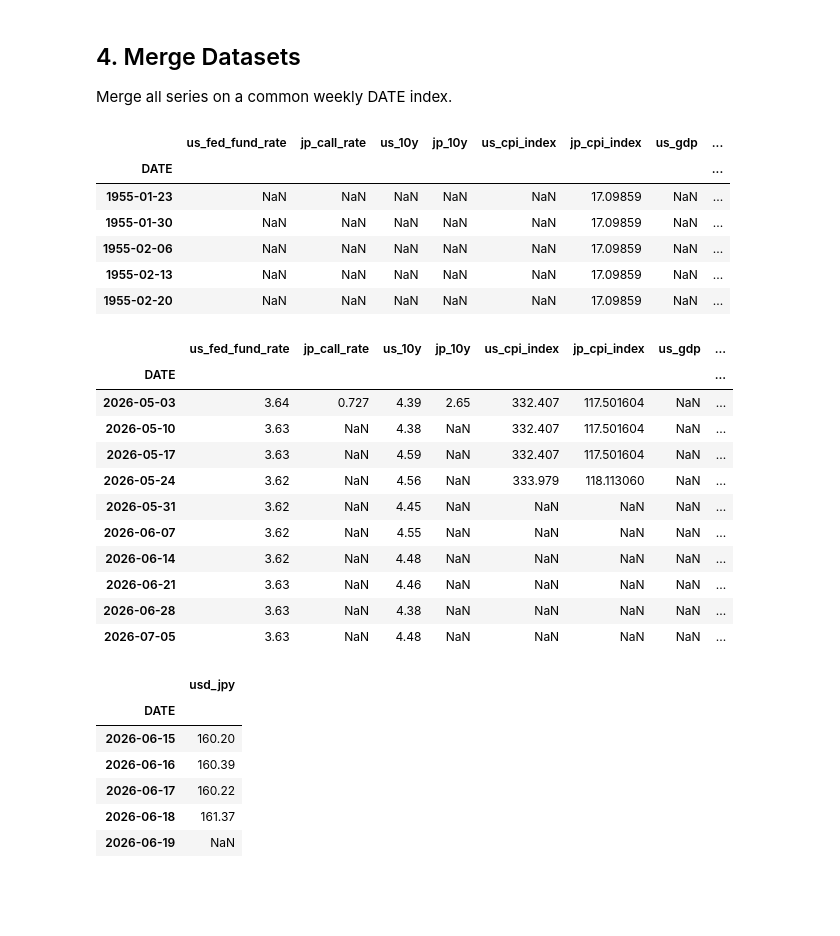
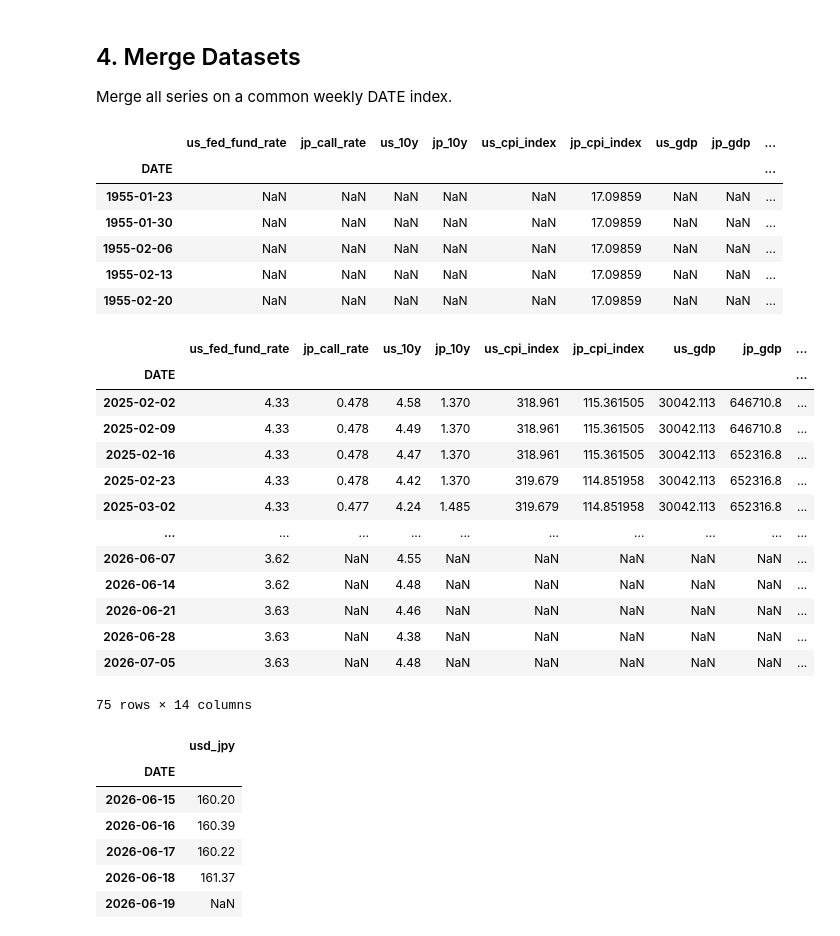
Before and after one commit to msnyd87/USD_JPY_Capstone, a Jupyter notebook: Data_Wrangling/notebooks/03_data_wrangling_weekly.ipynb, the cells around one changed output. Drawn from its saved outputs; the diff is of its cells as text; code cells hidden in the pictures; blank space fills up the shorter version.

Commit message:
Added JPN GDP and started on EDA

```diff
--- a/Data_Wrangling/notebooks/03_data_wrangling_weekly.ipynb
+++ b/Data_Wrangling/notebooks/03_data_wrangling_weekly.ipynb
@@ -57,3 +57,8 @@ jp_cpi_extended = pd.read_csv("../data_processed/jp_cpi_extended.csv")
 us_10y = web.DataReader('DGS10', 'fred', start, end)
 vix = web.DataReader('VIXCLS', 'fred', start, end)
 epu = web.DataReader('USEPUINDXD', 'fred', start, end)
+# %%
+#Coming back to add JPN GDP here:
+jp_gdp = web.DataReader('JPNNGDP', 'fred', start, end)
+jp_gdp.rename(columns={'JPNNGDP': 'jp_gdp'}, inplace=True)
+jp_gdp
@@ -150,6 +170,11 @@ jp_cpi_extended['DATE'] = pd.to_datetime(jp_cpi_extended['DATE'])
 jp_cpi_shifted = jp_cpi_extended.set_index('DATE')
 jp_cpi_shifted.index = jp_cpi_shifted.index + pd.Timedelta(weeks=3)
 jp_cpi_w = jp_cpi_shifted.resample('W').ffill()
+# %%
+#Coming back to add JP GDP, Timedelta shift to account for publication delay, then ffiled to match other data.
+jp_gdp_shifted = jp_gdp.copy()
+jp_gdp_shifted.index = jp_gdp_shifted.index + pd.Timedelta(weeks=6)
+jp_gdp_w = jp_gdp_shifted.resample('W').ffill()
 # %%
 jp_cpi_extended.head()
 # %% [output]
@@ -178,7 +203,7 @@ Merge all series on a common weekly DATE index.
 # Organize by economic theme for readability/documentation - doesn't affect the merge itself
 monetary_policy = [fed_funds_w, jp_call_rate_w, us_10y_w, jp_10y_w]
 inflation = [us_cpi_w, jp_cpi_w]
-growth = [us_gdp_w]
+growth = [us_gdp_w, jp_gdp_w]
 commodities = [brent_oil_w]
 dollar_strength = [usd_jpy_w, dollar_indx_w]
 risk_sentiment = [vix_w, epu_w]
@@ -190,29 +215,31 @@ merged_weekly = pd.concat(
 # %%
 merged_weekly.head()
 # %% [output]
-|  | us_fed_fund_rate | jp_call_rate | us_10y | jp_10y | us_cpi_index | jp_cpi_index | us_gdp | ... |
-| DATE |  |  |  |  |  |  |  | ... |
-| 1955-01-23 | NaN | NaN | NaN | NaN | NaN | 17.09859 | NaN | ... |
-| 1955-01-30 | NaN | NaN | NaN | NaN | NaN | 17.09859 | NaN | ... |
-| 1955-02-06 | NaN | NaN | NaN | NaN | NaN | 17.09859 | NaN | ... |
-| 1955-02-13 | NaN | NaN | NaN | NaN | NaN | 17.09859 | NaN | ... |
-| 1955-02-20 | NaN | NaN | NaN | NaN | NaN | 17.09859 | NaN | ... |
+|  | us_fed_fund_rate | jp_call_rate | us_10y | jp_10y | us_cpi_index | jp_cpi_index | us_gdp | jp_gdp | ... |
+| DATE |  |  |  |  |  |  |  |  | ... |
+| 1955-01-23 | NaN | NaN | NaN | NaN | NaN | 17.09859 | NaN | NaN | ... |
+| 1955-01-30 | NaN | NaN | NaN | NaN | NaN | 17.09859 | NaN | NaN | ... |
+| 1955-02-06 | NaN | NaN | NaN | NaN | NaN | 17.09859 | NaN | NaN | ... |
+| 1955-02-13 | NaN | NaN | NaN | NaN | NaN | 17.09859 | NaN | NaN | ... |
+| 1955-02-20 | NaN | NaN | NaN | NaN | NaN | 17.09859 | NaN | NaN | ... |
 # %%
 merged_weekly['usd_jpy_target'] = merged_weekly['usd_jpy'].shift(-4)
-merged_weekly.tail(10)
+merged_weekly.tail(75)
 # %% [output]
-|  | us_fed_fund_rate | jp_call_rate | us_10y | jp_10y | us_cpi_index | jp_cpi_index | us_gdp | ... |
-| DATE |  |  |  |  |  |  |  | ... |
-| 2026-05-03 | 3.64 | 0.727 | 4.39 | 2.65 | 332.407 | 117.501604 | NaN | ... |
-| 2026-05-10 | 3.63 | NaN | 4.38 | NaN | 332.407 | 117.501604 | NaN | ... |
-| 2026-05-17 | 3.63 | NaN | 4.59 | NaN | 332.407 | 117.501604 | NaN | ... |
-| 2026-05-24 | 3.62 | NaN | 4.56 | NaN | 333.979 | 118.113060 | NaN | ... |
-| 2026-05-31 | 3.62 | NaN | 4.45 | NaN | NaN | NaN | NaN | ... |
-| 2026-06-07 | 3.62 | NaN | 4.55 | NaN | NaN | NaN | NaN | ... |
-| 2026-06-14 | 3.62 | NaN | 4.48 | NaN | NaN | NaN | NaN | ... |
-| 2026-06-21 | 3.63 | NaN | 4.46 | NaN | NaN | NaN | NaN | ... |
-| 2026-06-28 | 3.63 | NaN | 4.38 | NaN | NaN | NaN | NaN | ... |
-| 2026-07-05 | 3.63 | NaN | 4.48 | NaN | NaN | NaN | NaN | ... |
+|  | us_fed_fund_rate | jp_call_rate | us_10y | jp_10y | us_cpi_index | jp_cpi_index | us_gdp | jp_gdp | ... |
+| DATE |  |  |  |  |  |  |  |  | ... |
+| 2025-02-02 | 4.33 | 0.478 | 4.58 | 1.370 | 318.961 | 115.361505 | 30042.113 | 646710.8 | ... |
+| 2025-02-09 | 4.33 | 0.478 | 4.49 | 1.370 | 318.961 | 115.361505 | 30042.113 | 646710.8 | ... |
+| 2025-02-16 | 4.33 | 0.478 | 4.47 | 1.370 | 318.961 | 115.361505 | 30042.113 | 652316.8 | ... |
+| 2025-02-23 | 4.33 | 0.478 | 4.42 | 1.370 | 319.679 | 114.851958 | 30042.113 | 652316.8 | ... |
+| 2025-03-02 | 4.33 | 0.477 | 4.24 | 1.485 | 319.679 | 114.851958 | 30042.113 | 652316.8 | ... |
+| ... | ... | ... | ... | ... | ... | ... | ... | ... | ... |
+| 2026-06-07 | 3.62 | NaN | 4.55 | NaN | NaN | NaN | NaN | NaN | ... |
+| 2026-06-14 | 3.62 | NaN | 4.48 | NaN | NaN | NaN | NaN | NaN | ... |
+| 2026-06-21 | 3.63 | NaN | 4.46 | NaN | NaN | NaN | NaN | NaN | ... |
+| 2026-06-28 | 3.63 | NaN | 4.38 | NaN | NaN | NaN | NaN | NaN | ... |
+| 2026-07-05 | 3.63 | NaN | 4.48 | NaN | NaN | NaN | NaN | NaN | ... |
+75 rows × 14 columns
 # %%
 usd_jpy_daily.tail(10)
 # %% [output]
```
Also changed, not shown: parts of 7 cells of this notebook, 3 other files.
